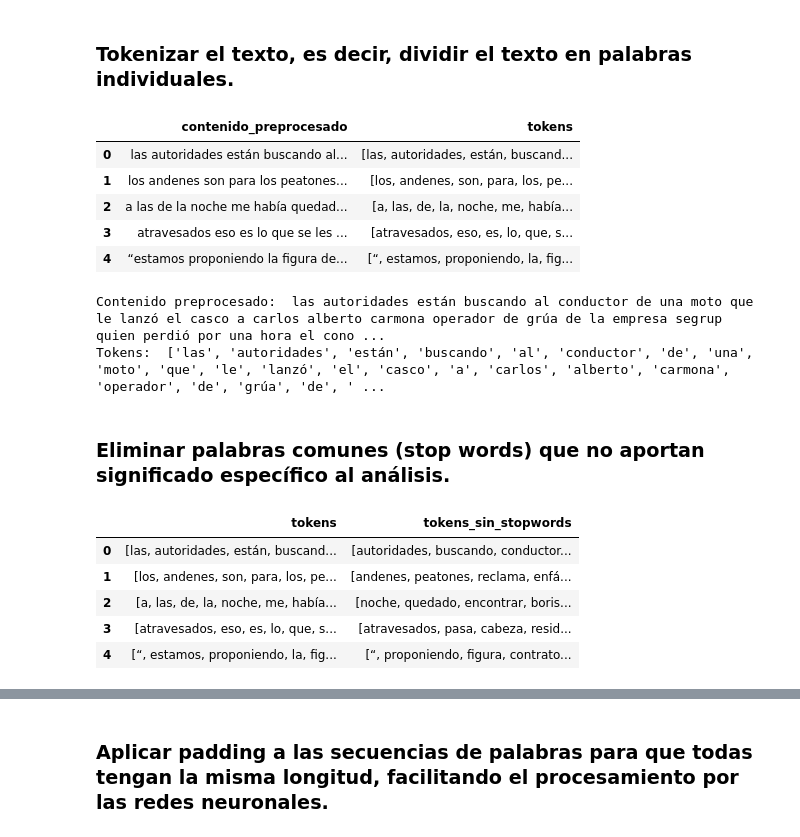
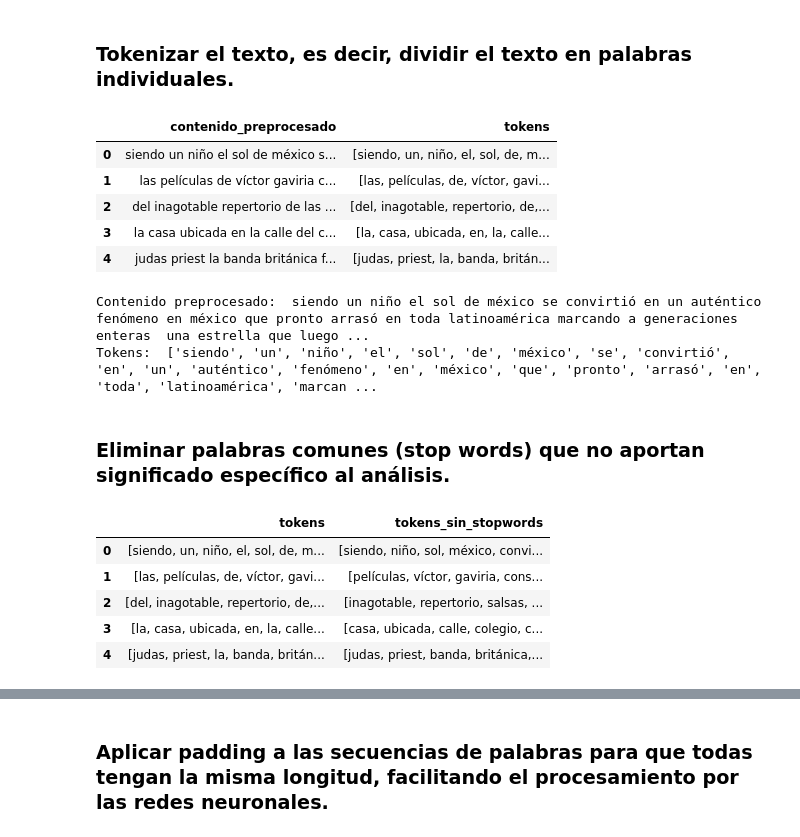
Before and after one commit to ccjaviers777/part_1_guia_final_pln, a Jupyter notebook: Cuadernos/proyecto_npl.ipynb, the cells around one changed output, grey strips where cells are left out. Saved outputs shown, nothing was run; the diff lists cells and outputs as text; code cells hidden in the pictures.

```diff
--- a/Cuadernos/proyecto_npl.ipynb
+++ b/Cuadernos/proyecto_npl.ipynb
@@ -246,6 +294,7 @@ def preprocess_text(text):
     2. Elimina la puntuación.
     3. Elimina los números.
     4. Elimina los espacios en blanco adicionales.
+    5. Elimina comilla simple (preguntar la profe si se deja esta funcionalidad jcc)
 
     Parámetros:
     text (str): El texto original.
@@ -253,6 +302,10 @@ def preprocess_text(text):
     Retorna:
     str: El texto preprocesado.
     """
+    #Eliminar comillas simple  ‘
+    text = text.translate(str.maketrans('', '', "‘"))
+     #Eliminar comillas simple  ’
+    text = text.translate(str.maketrans('', '', "’"))
     # Convertir a minúsculas
     text = text.lower()
     # Eliminar puntuación
@@ -265,16 +318,16 @@ def preprocess_text(text):
 
 # Aplicar preprocesamiento al contenido
 ## Deben eliminarse los valores nulos antes de aplicar el preprocesamiento
-data = data.dropna(subset=['contenido'])
+datos_balanceados = datos_balanceados.dropna(subset=['contenido'])
 
 # Aplicar preprocesamiento al contenido
-data['contenido_preprocesado'] = data['contenido'].apply(preprocess_text)
+datos_balanceados['contenido_preprocesado'] = datos_balanceados['contenido'].apply(preprocess_text)
 
 # Mostrar una vista previa de los datos preprocesados
-display(data[['contenido', 'contenido_preprocesado']].head())
+display(datos_balanceados[['contenido', 'contenido_preprocesado']].head())
 
 # Dimensiones de los datos
 
-print(f'Dimensiones de los datos: {data.shape}')
+print(f'Dimensiones de los datos: {datos_balanceados.shape}')
 # %% [output]
 |  | contenido | contenido_preprocesado |
@@ -298,38 +358,38 @@ data.head()
 ### Tokenizar el texto, es decir, dividir el texto en palabras individuales.
 # %%
 # Tokenización
-data['tokens'] = data['contenido_preprocesado'].apply(word_tokenize)
+datos_balanceados['tokens'] = datos_balanceados['contenido_preprocesado'].apply(word_tokenize)
 
 # Mostrar una vista previa de los tokens
-data[['contenido_preprocesado', 'tokens']].head()
+datos_balanceados[['contenido_preprocesado', 'tokens']].head()
 # %% [output]
 |  | contenido_preprocesado | tokens |
-| 0 | las autoridades están buscando al... | [las, autoridades, están, buscand... |
-| 1 | los andenes son para los peatones... | [los, andenes, son, para, los, pe... |
-| 2 | a las de la noche me había quedad... | [a, las, de, la, noche, me, había... |
-| 3 | atravesados eso es lo que se les ... | [atravesados, eso, es, lo, que, s... |
-| 4 | “estamos proponiendo la figura de... | [“, estamos, proponiendo, la, fig... |
+| 0 | siendo un niño el sol de méxico s... | [siendo, un, niño, el, sol, de, m... |
+| 1 | las películas de víctor gaviria c... | [las, películas, de, víctor, gavi... |
+| 2 | del inagotable repertorio de las ... | [del, inagotable, repertorio, de,... |
+| 3 | la casa ubicada en la calle del c... | [la, casa, ubicada, en, la, calle... |
+| 4 | judas priest la banda británica f... | [judas, priest, la, banda, britán... |
 # %%
 ## Revise los tokens para asegurarse de que el texto se haya tokenizado correctamente
 
-print("Contenido preprocesado: ", data['contenido_preprocesado'][0])
-print("Tokens: ", data['tokens'][0])
+print("Contenido preprocesado: ", datos_balanceados['contenido_preprocesado'][0])
+print("Tokens: ", datos_balanceados['tokens'][0])
 # %% [output]
-Contenido preprocesado:  las autoridades están buscando al conductor de una moto que le lanzó el casco a carlos alberto carmona operador de grúa de la empresa segrup  quien perdió por una hora el cono ...
-Tokens:  ['las', 'autoridades', 'están', 'buscando', 'al', 'conductor', 'de', 'una', 'moto', 'que', 'le', 'lanzó', 'el', 'casco', 'a', 'carlos', 'alberto', 'carmona', 'operador', 'de', 'grúa', 'de', ' ...
+Contenido preprocesado:  siendo un niño el sol de méxico se convirtió en un auténtico fenómeno en méxico que pronto arrasó en toda latinoamérica marcando a generaciones enteras  una estrella que luego ...
+Tokens:  ['siendo', 'un', 'niño', 'el', 'sol', 'de', 'méxico', 'se', 'convirtió', 'en', 'un', 'auténtico', 'fenómeno', 'en', 'méxico', 'que', 'pronto', 'arrasó', 'en', 'toda', 'latinoamérica', 'marcan ...
 # %% [markdown]
 ### Eliminar palabras comunes (stop words) que no aportan significado específico al análisis.
 # %%
 # Eliminar stop words
 stop_words = set(stopwords.words('spanish'))
-data['tokens_sin_stopwords'] = data['tokens'].apply(lambda tokens: [word for word in tokens if word not in stop_words])
+datos_balanceados['tokens_sin_stopwords'] = datos_balanceados['tokens'].apply(lambda tokens: [word for word in tokens if word not in stop_words])
 
 # Mostrar una vista previa de los tokens sin stop words
-data[['tokens', 'tokens_sin_stopwords']].head()
+datos_balanceados[['tokens', 'tokens_sin_stopwords']].head()
 # %% [output]
 |  | tokens | tokens_sin_stopwords |
-| 0 | [las, autoridades, están, buscand... | [autoridades, buscando, conductor... |
-| 1 | [los, andenes, son, para, los, pe... | [andenes, peatones, reclama, enfá... |
-| 2 | [a, las, de, la, noche, me, había... | [noche, quedado, encontrar, boris... |
-| 3 | [atravesados, eso, es, lo, que, s... | [atravesados, pasa, cabeza, resid... |
-| 4 | [“, estamos, proponiendo, la, fig... | [“, proponiendo, figura, contrato... |
+| 0 | [siendo, un, niño, el, sol, de, m... | [siendo, niño, sol, méxico, convi... |
+| 1 | [las, películas, de, víctor, gavi... | [películas, víctor, gaviria, cons... |
+| 2 | [del, inagotable, repertorio, de,... | [inagotable, repertorio, salsas, ... |
+| 3 | [la, casa, ubicada, en, la, calle... | [casa, ubicada, calle, colegio, c... |
+| 4 | [judas, priest, la, banda, britán... | [judas, priest, banda, británica,... |
```
Also changed, not shown: parts of 28 cells of this notebook.
